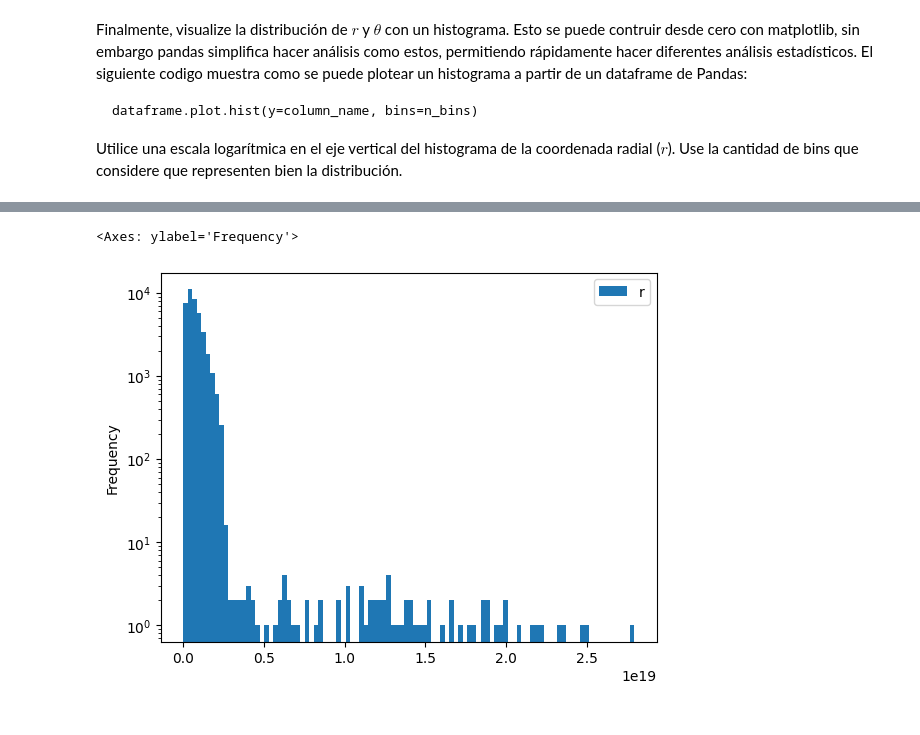
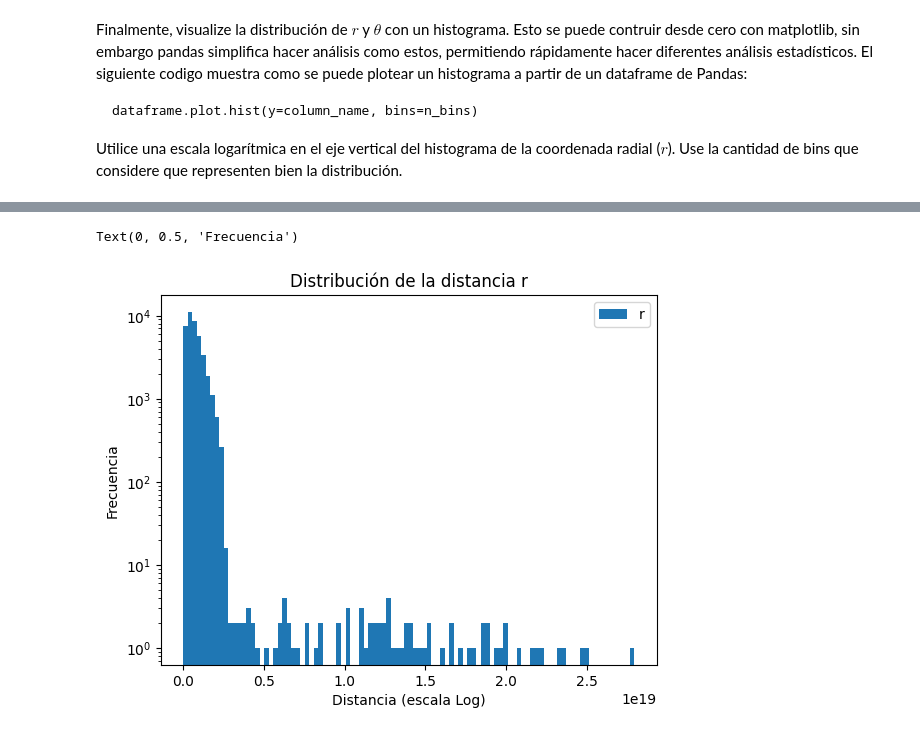
Before and after one commit to Cristobal-Gomez/Tarea-1, a Jupyter notebook: Tarea_1.ipynb, the cells around one changed output, grey strips where cells are left out. Drawn from its saved outputs; the diff is of its cells as text; code cells hidden in the pictures.

```diff
--- a/Tarea_1.ipynb
+++ b/Tarea_1.ipynb
@@ -568,5 +574,8 @@ Utilice una escala logarítmica en el eje vertical del histograma de la coordena
 # %%
 posicion.plot.hist(y="r", bins=100, logy=True)
+plt.title("Distribución de la distancia r")
+plt.xlabel("Distancia (escala Log)")
+plt.ylabel("Frecuencia")
 # %% [output]
-<Axes: ylabel='Frequency'>
+Text(0, 0.5, 'Frecuencia')
-[figure, old version]
+[figure, new version]
```
Also changed, not shown: parts of 3 cells of this notebook.
